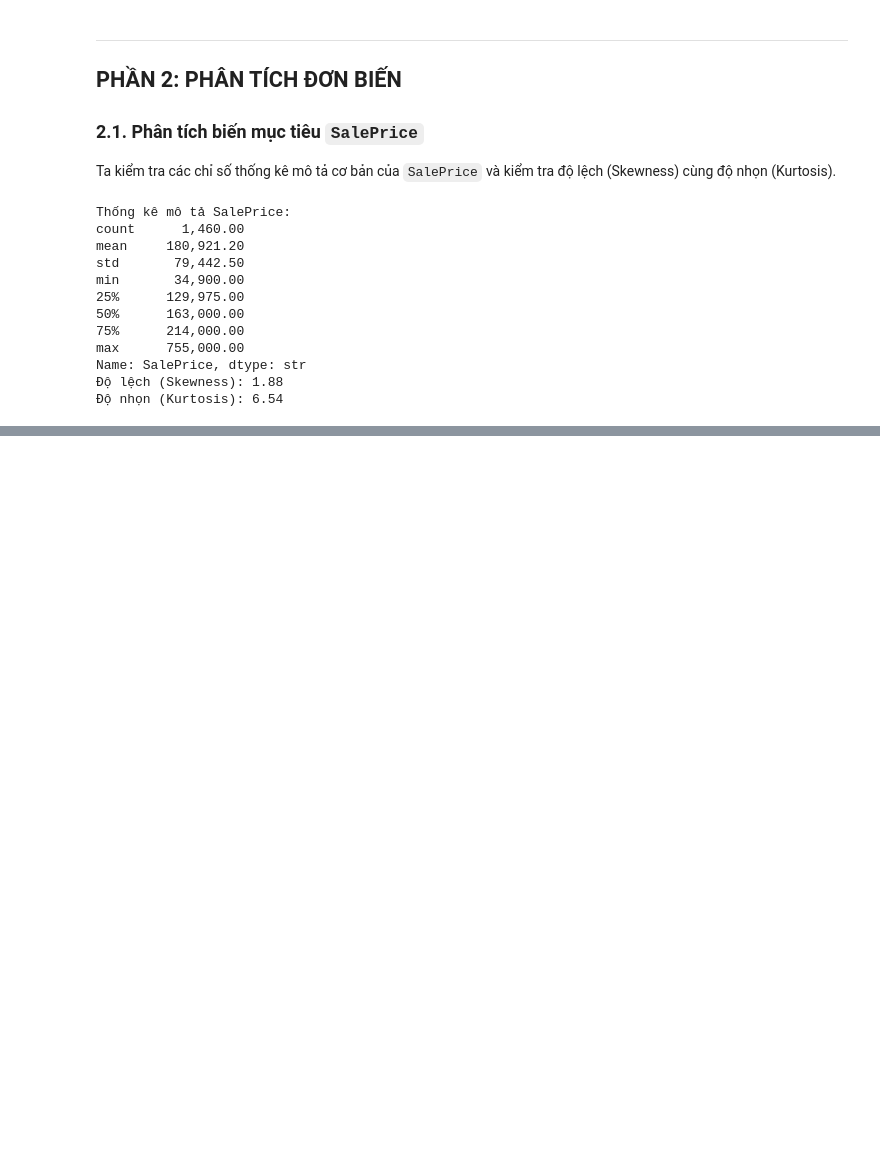
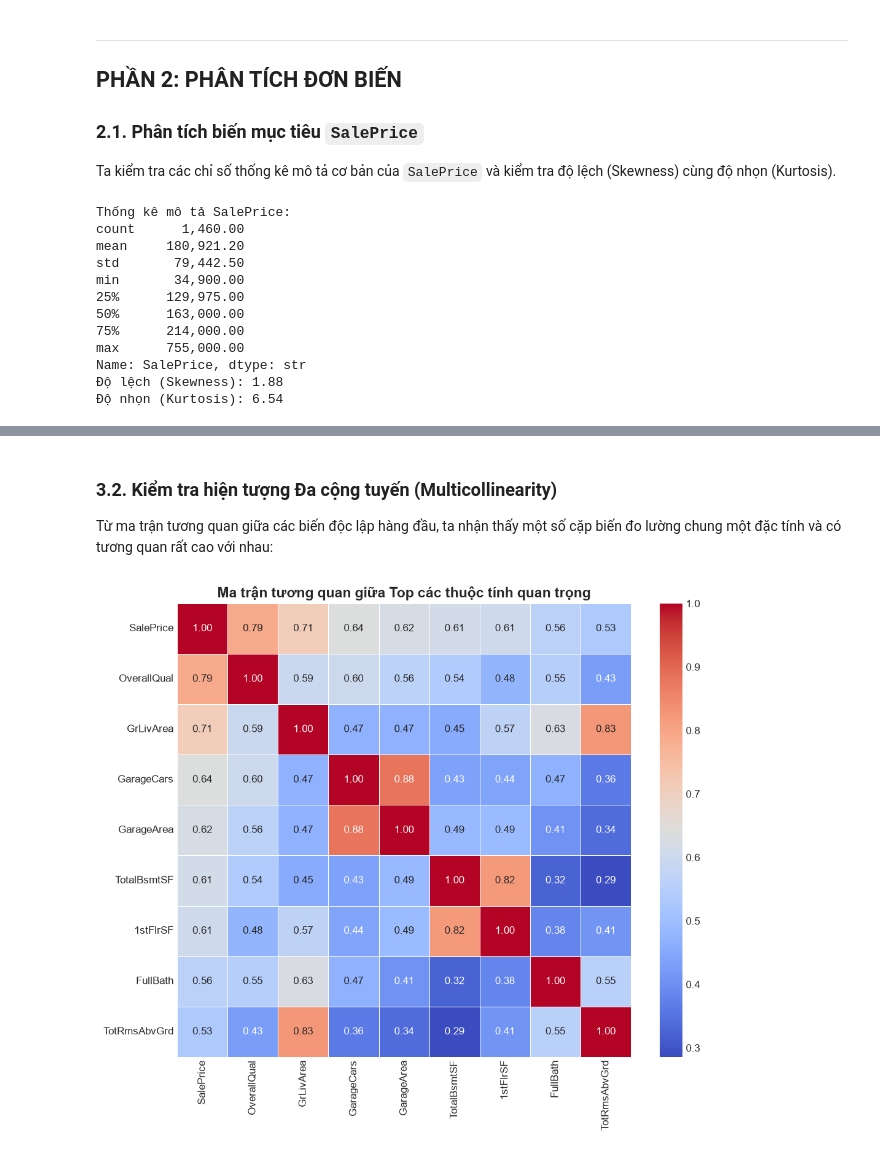
Before and after one commit to JaseSous/ml_group, a Jupyter notebook: Lab/Lab03/Lab03_EDA_house_prices.ipynb, the cells around one changed output, grey strips where cells are left out. Drawn from its saved outputs; the diff is of its cells as text; code cells hidden in the pictures; blank space fills up the shorter version.

```diff
--- a/Lab/Lab03/Lab03_EDA_house_prices.ipynb
+++ b/Lab/Lab03/Lab03_EDA_house_prices.ipynb
@@ -99,0 +178,12 @@ Name: SalePrice, dtype: str
+# %% [markdown]
+### 3.2. Kiểm tra hiện tượng Đa cộng tuyến (Multicollinearity)
+Từ ma trận tương quan giữa các biến độc lập hàng đầu, ta nhận thấy một số cặp biến đo lường chung một đặc tính và có tương quan rất cao với nhau:
+# %%
+# Heatmap Top tương quan
+top_features = ['SalePrice'] + list(top_corr.index[:8])
+plt.figure(figsize=(10, 8))
+sns.heatmap(train[top_features].corr(), annot=True, fmt='.2f', cmap='coolwarm', square=True, linewidths=0.5)
+plt.title("Ma trận tương quan giữa Top các thuộc tính quan trọng", fontsize=14, fontweight='bold')
+plt.show()
+# %% [output]
+[figure, added]
```
Also changed, not shown: parts of 6 cells of this notebook.
